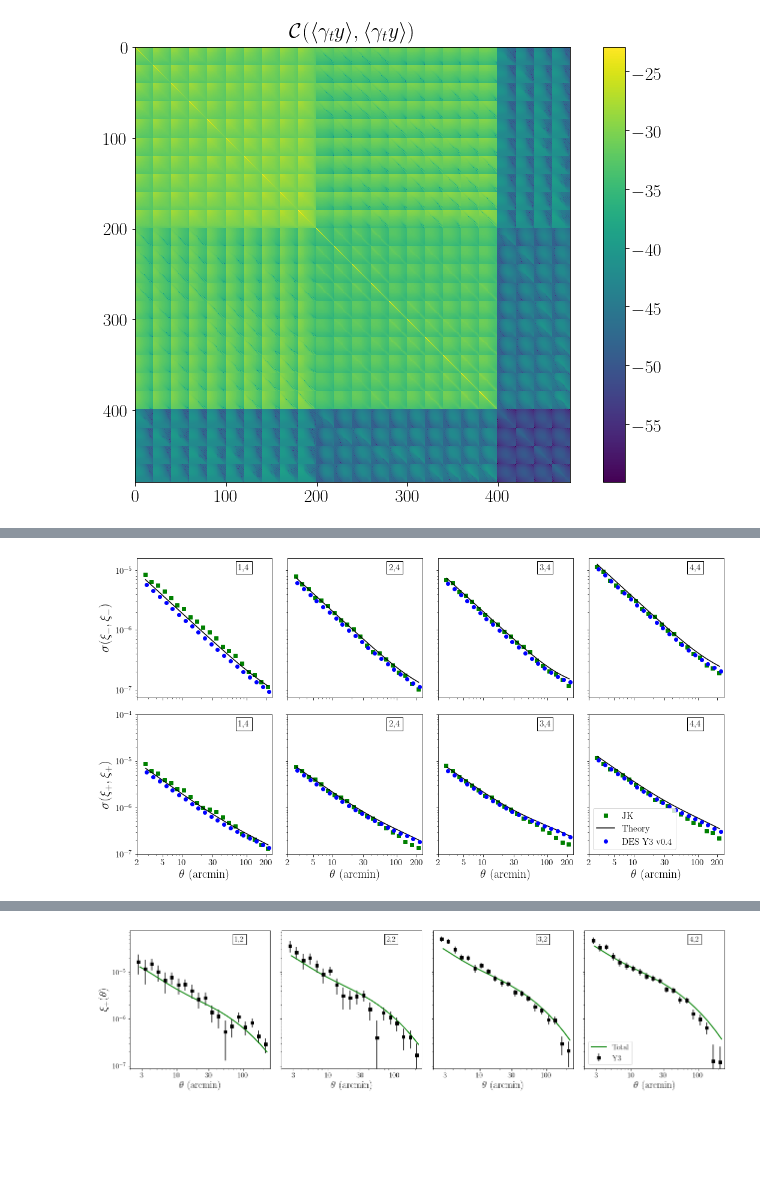
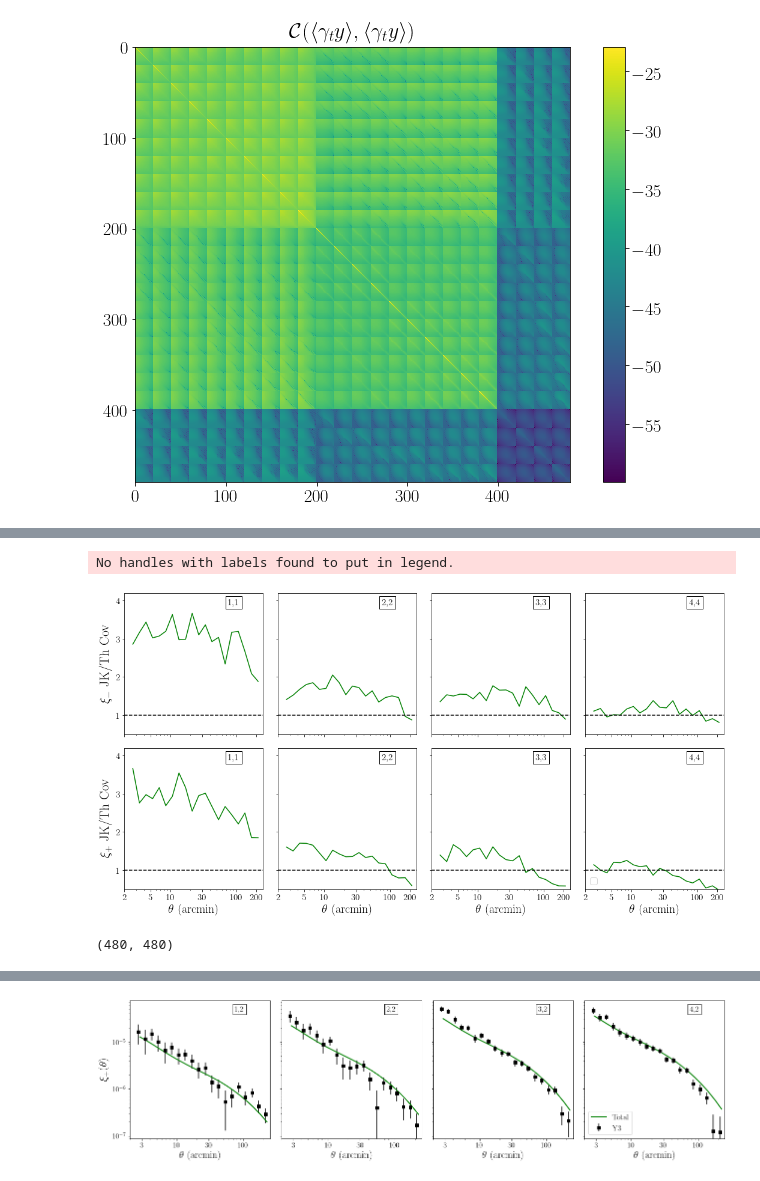
Before and after one commit to shivampcosmo/ACTxDESY3, a Jupyter notebook: src/plotting/shearxy.ipynb, the cells around one changed output, grey strips where cells are left out. Drawn from its saved outputs; the diff is of its cells as text; code cells hidden in the pictures; blank space fills up the shorter version.

```diff
--- a/src/plotting/shearxy.ipynb
+++ b/src/plotting/shearxy.ipynb
@@ -32,7 +32,7 @@ os.environ['COSMOSIS_SRC_DIR'] = '/global/cfs/cdirs/des/shivamp/nl_cosmosis/cosm
 sys.path.insert(0, '/global/cfs/cdirs/des/shivamp/nl_cosmosis/cosmosis/ACTxDESY3/src/cosmosis_code/')
 # DV = dill.load(open('/global/cfs/cdirs/des/shivamp/nl_cosmosis/cosmosis/ACTxDESY3/src/results/DV_obj_temp_gty_plancky3_beamed_wmeadv4_20_mod_M8_17_nM64_nz256_imead1.pk','rb'))
 # DV = dill.load(open('/global/cfs/cdirs/des/shivamp/nl_cosmosis/cosmosis/ACTxDESY3/src/results/DV_obj_temp_kk_gty_plancky3_beamed_bf_kk_gty.pk','rb'))
-DV = dill.load(open('/global/cfs/cdirs/des/shivamp/nl_cosmosis/cosmosis/ACTxDESY3/src/results/DV_obj_temp_kk_gty_plancky3_beamed_bf_kk_gty_wcov_newpipe.pk','rb'))
+DV = dill.load(open('/global/cfs/cdirs/des/shivamp/nl_cosmosis/cosmosis/ACTxDESY3/src/results/DV_obj_temp_kk_gty_plancky3_beamed_B12_testIA.pk','rb'))
 # %%
 
 df = pk.load(open('/global/cfs/cdirs/des/shivamp/nl_cosmosis/cosmosis/ACTxDESY3/src/data/results_25_6_20.pkl','rb'),encoding='latin1')
@@ -90,7 +100,9 @@ for j2 in range(4):
 #     ax[j2].errorbar(theta_array, Cl_j1_1h + Cl_j1_2h, linestyle=':', marker='',lw = 2, color ='green',label='Total')
 #     ax[j2].errorbar(theta_array, Cl_j1_tot2, linestyle='-', marker='',lw = 2, color ='green',label='Total Mead2')
     ax[j2].errorbar(theta_array, Cl_j1_tot, linestyle='-', marker='',lw = 2, color ='green',label='Total')
-#     ax[j2].errorbar(theta_array, DV.xi_result_dict['gty'][bin_str]['int'], linestyle='--', marker='',lw = 2, color ='blue',label='Intrinsic')
+    ax[j2].errorbar(theta_array, DV.xi_result_dict['gty'][bin_str]['int'], linestyle='-', marker='',lw = 2, color ='blue',label='Total Intrinsic')
+    ax[j2].errorbar(theta_array, DV.xi_result_dict['gty'][bin_str]['1hint'], linestyle='--', marker='',lw = 2, color ='red',label='1-halo Intrinsic')
+    ax[j2].errorbar(theta_array, DV.xi_result_dict['gty'][bin_str]['2hint'], linestyle='--', marker='',lw = 2, color ='orange',label='2-halo Intrinsic')
 
 
 
@@ -103,7 +115,7 @@ for j2 in range(4):
 #     yk_th_g = df['Yshear_y1'][str(j2)]['theta'] * 180./np.pi
 #     yk_err = df['Yshear_y1'][str(j2)]['err_p']
 #     ax[j2].errorbar(yk_th_g, yk_g,yerr=yk_err, ls='',marker='s',color='blue',label='Y1')
-    ax[j2].set_ylim(1e-11,2e-9)
+    ax[j2].set_ylim(1e-12,2e-9)
     ax[j2].set_xscale('log')
     ax[j2].set_yscale('log')
 
@@ -157,7 +169,7 @@ texts_ky = [r'1,y',r'2,y',r'3,y',r'4,y']
 # theta_array = DV.xi_result_dict['kk']['theta']
 for j2 in range(4):
     bin_str = 'bin_' + str(j2+1) + '_' + str(j2+1)
-    sel_ind = np.where((bin1_xip == j2+1) & (bin2_xip == j2+1))[0]
+#     sel_ind = np.where((bin1_xip == j2+1) & (bin2_xip == j2+1))[0]
 
 #     Cl_j1_1h = DV.xi_result_dict['kk'][bin_str]['1h']
 #     Cl_j1_2h = DV.xi_result_dict['kk'][bin_str]['2h']
@@ -169,7 +181,9 @@ for j2 in range(4):
 #     ax[j2].errorbar(theta_array, Cl_j1_1h + Cl_j1_2h, linestyle=':', marker='',lw = 2, color ='green',label='Total')
 #     ax[j2].errorbar(theta_array, Cl_j1_tot, linestyle='-', marker='',lw = 2, color ='blue',label='Total')
     ax[j2].errorbar(theta_array, Cl_j1_tot, linestyle='-', marker='',lw = 2, color ='green',label='Total')
-    ax[j2].errorbar(theta_array, DV.xi_result_dict['kk'][bin_str]['int'], linestyle='--', marker='',lw = 2, color ='blue',label='Intrinsic')
+    ax[j2].errorbar(theta_array, DV.xi_result_dict['kk'][bin_str]['int'], linestyle='-', marker='',lw = 2, color ='blue',label='Total Intrinsic')
+    ax[j2].errorbar(theta_array, DV.xi_result_dict['kk'][bin_str]['1hint'], linestyle='--', marker='',lw = 2, color ='red',label='1-halo Intrinsic')
+    ax[j2].errorbar(theta_array, DV.xi_result_dict['kk'][bin_str]['2hint'], linestyle='--', marker='',lw = 2, color ='orange',label='2-halo Intrinsic')
 
 
 
@@ -845,7 +1140,7 @@ except:
     df = pk.load(open('/global/cfs/cdirs/des/shivamp/nl_cosmosis/cosmosis/ACTxDESY3/src/data/results_25_6_20.pkl','rb'),encoding='latin1')
 fdir = '/global/cfs/cdirs/des/shivamp/nl_cosmosis/cosmosis/ACTxDESY3/src/results/'
 
-DV = dill.load(open(fdir + 'DV_obj_temp_kk_gty_plancky3_beamed_bf_kk_gty_wcov_newpipe.pk','rb'))
+DV = dill.load(open(fdir + 'DV_obj_temp_kk_gty_plancky3_beamed_bf_kk_gty_planck_wcov.pk','rb'))
 theta_arr = DV.fftcovtot_dict['kk_kk']['theta']
 
 from astropy.io import fits
@@ -1023,7 +1504,7 @@ Text(0.5, 1.0, '$\\mathcal{C}(\\langle \\gamma_t y \\rangle,\\langle \\gamma_t y
 # %%
-from twobessel import *
+# from twobessel import *
 import matplotlib.pyplot as plt
-
+import scipy.interpolate as interpolate
 def QR_inverse(matrix):
     _Q,_R = np.linalg.qr(matrix)
     return np.dot(_Q,np.linalg.inv(_R.T))
@@ -1044,7 +1525,9 @@ desy1 = fits.open('/global/cfs/cdirs/des/shivamp/nl_cosmosis/cosmosis/ACTxDESY3/
 
 nbins = 4
 bins1 = np.array([1,2,3,4])
-bins2 = np.array([4,4,4,4])
+# bins2 = np.array([4,4,4,4])
+bins2 = np.array([1,2,3,4])
+
 # bins2 = np.array([2,2,2,2])
 fig, ax = pl.subplots(2,4, figsize = (15,8),sharex=True,sharey='row')
 jc = 0
@@ -1082,7 +1565,7 @@ for j1 in range(2):
                 yk_th_g = df['shearshear_y3'][str(bins2[j2]-1)+'_'+str(bins1[j2]-1)]['theta'] * 180. /np.pi
                 yk_err = df['shearshear_y3'][str(bins2[j2]-1)+'_'+str(bins1[j2]-1)]['err_m']
 
-            ax[j1,j2].plot(yk_th_g, yk_err, ls='',marker='s',color='green',label='JK')
+
 
             try:
                 cov_kk_binj2 = DV.fftcovtot_dict['kkm_kkm']['bin_' + str(bins1[j2]) + '_' + str(bins2[j2]) + '_' + str(bins1[j2]) + '_' + str(bins2[j2])]
@@ -1091,8 +1574,11 @@ for j1 in range(2):
 
             sig_kk_binj2 = np.sqrt(np.diag(cov_kk_binj2))
             ind_inth = np.where((theta_arr > 2.5) &  (theta_arr < 250.))[0]
-            ax[j1,j2].plot(theta_arr[ind_inth], sig_kk_binj2[ind_inth], ls='-',color='k',label='Theory')
-            ax[j1,j2].plot(data_ang, sig, ls='',marker='o',color='blue',label='DES Y3 v0.4')
+#             ax[j1,j2].plot(theta_arr[ind_inth], sig_kk_binj2[ind_inth], ls='-',color='k',label='Theory')
+            sig_th_interp = interpolate.interp1d(np.log(data_ang),np.log(sig),fill_value='extrapolate')
+            sig_th_jkang = np.exp(sig_th_interp(np.log(yk_th_g)))
+            ax[j1,j2].plot(yk_th_g, (yk_err/sig_th_jkang)**2, ls='-',marker='',color='green')
+#             ax[j1,j2].plot(data_ang, sig, ls='',marker='o',color='blue',label='DES Y3 v0.4')
 
 
 
@@ -1128,7 +1614,7 @@ for j1 in range(2):
                 yk_th_g = df['shearshear_y3'][str(bins2[j2]-1)+'_'+str(bins1[j2]-1)]['theta'] * 180. /np.pi
                 yk_err = df['shearshear_y3'][str(bins2[j2]-1)+'_'+str(bins1[j2]-1)]['err_p']
 
-            ax[j1,j2].plot(yk_th_g, yk_err, ls='',marker='s',color='green',label='JK')
+#             ax[j1,j2].plot(yk_th_g, yk_err, ls='',marker='s',color='green',label='JK')
 
             try:
                 cov_kk_binj2 = DV.fftcovtot_dict['kk_kk']['bin_' + str(bins1[j2]) + '_' + str(bins2[j2]) + '_' + str(bins1[j2]) + '_' + str(bins2[j2])]
@@ -1143,15 +1629,21 @@ for j1 in range(2):
 
             sig_kk_binj2 = np.sqrt(np.diag(cov_kk_binj2))
             ind_inth = np.where((theta_arr > 2.5) &  (theta_arr < 250.))[0]
-            ax[j1,j2].plot(theta_arr[ind_inth], sig_kk_binj2[ind_inth], ls='-',color='k',label='Theory')
+#             ax[j1,j2].plot(theta_arr[ind_inth], sig_kk_binj2[ind_inth], ls='-',color='k',label='Theory')
 
 
-            ax[j1,j2].plot(data_ang, sig, ls='',marker='o',color='blue',label='DES Y3 v0.4')
-            ax[j1,j2].set_ylim(1e-7,1e-4)
+#             ax[j1,j2].plot(data_ang, sig, ls='',marker='o',color='blue',label='DES Y3 v0.4')
+            sig_th_interp = interpolate.interp1d(np.log(data_ang),np.log(sig),fill_value='extrapolate')
+            sig_th_jkang = np.exp(sig_th_interp(np.log(yk_th_g)))
+            ax[j1,j2].plot(yk_th_g, (yk_err/sig_th_jkang)**2, ls='-',marker='',color='green')
 
+
+        ax[j1,j2].set_ylim(0.5,4.2)
+        ax[j1,j2].axhline(1.0,ls='--',color='k')
+#
         ax[j1,j2].set_xscale('log')
 #         if j1 == 1:
-        ax[j1,j2].set_yscale('log')
+#         ax[j1,j2].set_yscale('log')
 
         if j1 == 1:
             ax[j1,j2].set_xlabel(r'$\theta$ (arcmin)', size = 20)
@@ -1169,33 +1661,39 @@ for j1 in range(2):
 
 
 #         ax[j1,j2].text( 0.55, 0.96,labels[jc], verticalalignment='top', horizontalalignment='left', transform=ax[j1,j2].transAxes, fontsize=15)
         ax[0,j2].text( 0.75, 0.96,texts_kk[j2], verticalalignment='top', horizontalalignment='left', transform=ax[0,j2].transAxes, fontsize=15, bbox=dict(facecolor='white', edgecolor='black'))
         ax[1,j2].text( 0.75, 0.96,texts_kk[j2], verticalalignment='top', horizontalalignment='left', transform=ax[1,j2].transAxes, fontsize=15, bbox=dict(facecolor='white', edgecolor='black'))
 #         ax[2,j2].text( 0.75, 0.96,texts_kk[j2], verticalalignment='top', horizontalalignment='left', transform=ax[2,j2].transAxes, fontsize=15, bbox=dict(facecolor='white', edgecolor='black'))
 
 
         jc += 1
 
 # yticks  = np.array([-0.45,-0.3,-0.15,0.00,0.15,0.3,0.45])
 # labels_bottom = yticks
 # ax[0,0].set_yticks(yticks)
 # ax[0,0].set_yticklabels(labels_bottom,  fontsize=15)
 # ax[1,0].set_yticks(yticks)
 # ax[1,0].set_yticklabels(labels_bottom,  fontsize=15)
 
 
 # ax[0,0].set_ylabel(r'$\xi_{\rm mm}$ comparison', size = 22)
-ax[0,0].set_ylabel(r'$\sigma(\xi_{-},\xi_{-})$ ', size = 22)
+ax[0,0].set_ylabel(r'$\xi_{-}$ JK/Th Cov', size = 22)
 # ax[1,0].set_ylabel(r'$\xi_{y\kappa}(\theta)$ ', size = 22)
-ax[1,0].set_ylabel(r'$\sigma(\xi_{+},\xi_{+})$ ', size = 22)
+ax[1,0].set_ylabel(r'$\xi_{+}$ JK/Th Cov', size = 22)
 ax[1,3].legend(fontsize=15,loc='lower left')
 # ax[0,0].legend(fontsize=15,loc='upper left')
 #     ax[1,j].tick_params(axis='both', which='major', labelsize=15)
 
 
 
 pl.tight_layout()
 
 # fig.savefig('xi_ygt_kk_allbins_sigma_comp.pdf')
 # %% [output]
+No handles with labels found to put in legend.
-[figure, old version]
+[figure, new version]
+# %%
+df = fits.open('/global/cfs/cdirs/des/shivamp/nl_cosmosis/cosmosis/ACTxDESY3/src/data/DES_Planck.fits')
+df['COVMAT'].data.shape
+# %% [output]
+(480, 480)
```
Also changed, not shown: parts of 29 cells of this notebook, 40 other files.
